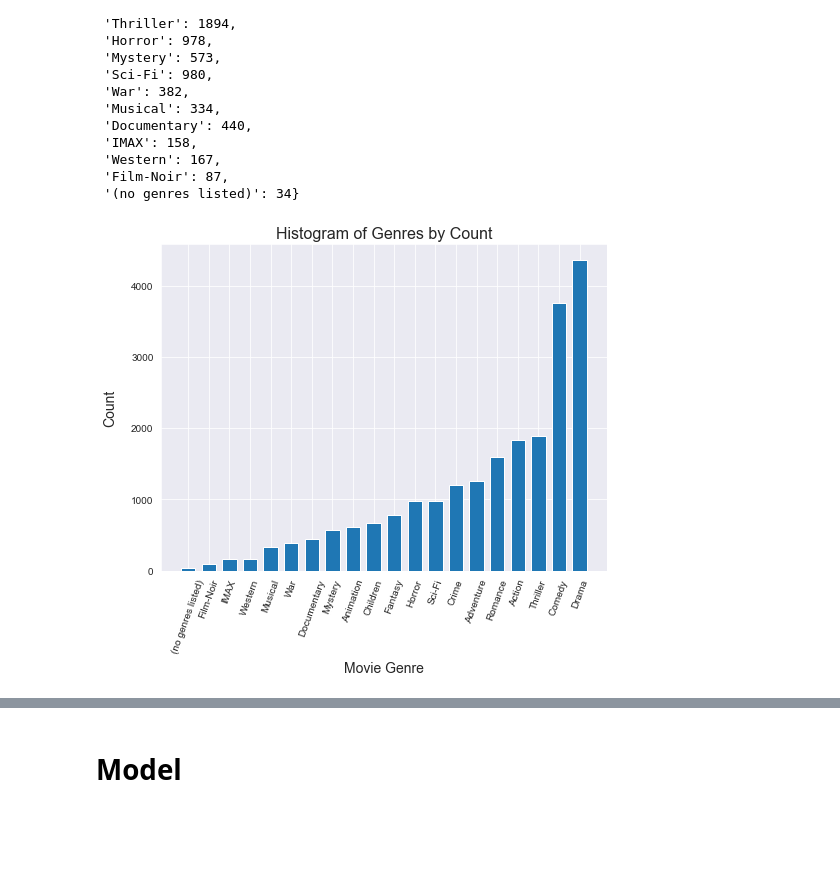
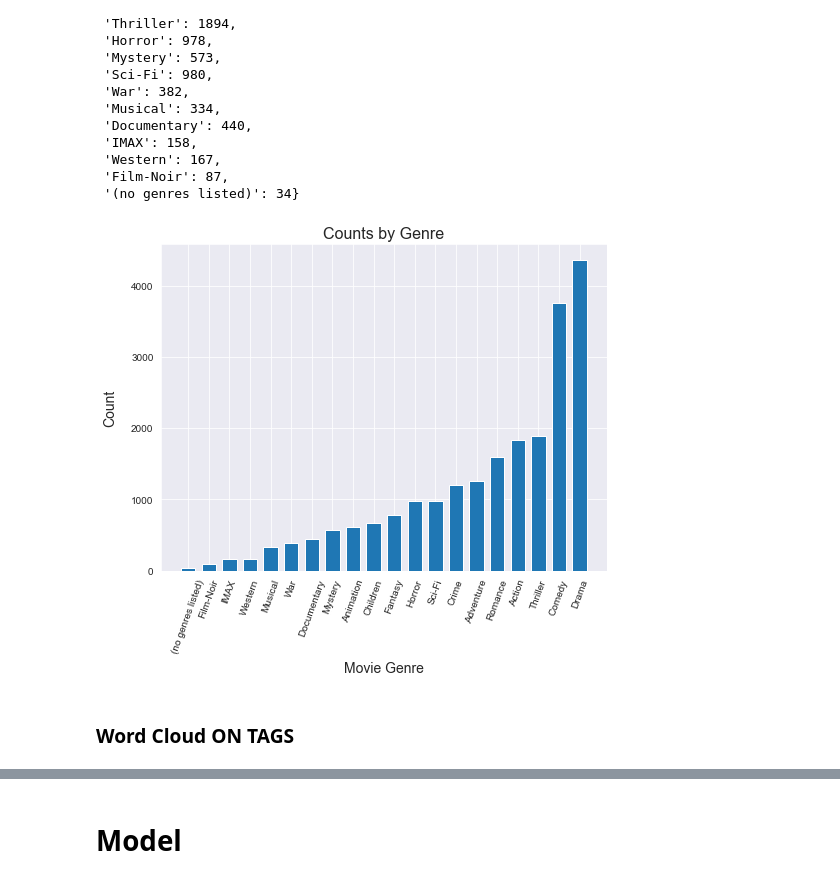
Before and after one commit to SunTzuLombardi/RecomendationProj, a Jupyter notebook: RecSys_notebook.ipynb, the cells around one changed output, grey strips where cells are left out. Saved outputs shown, nothing was run; the diff lists cells and outputs as text; code cells hidden in the pictures; blank space fills up the shorter version.

```diff
--- a/RecSys_notebook.ipynb
+++ b/RecSys_notebook.ipynb
@@ -185,9 +187,9 @@ sortedcount=dict(sorted(count.items(), key=lambda item: item[1]))
 # %%
 plt.figure(figsize=(8, 6))
 plt.bar(list(sortedcount.keys()),list(sortedcount.values()), width=.7, )
 plt.ylabel("Count", labelpad=14, fontsize=14)
 plt.xlabel("Movie Genre", labelpad=7, fontsize=14)
-plt.title("Histogram of Genres by Count", fontsize=16);
+plt.title("Counts by Genre", fontsize=16);
 plt.xticks(rotation=70);
 # %% [output]
-[figure, old version]
+[figure, new version]
@@ -195,0 +196,2 @@ TO DO ... How Many movies has either has comedy or Drama in genre?
+# %% [markdown]
+### Word Cloud ON TAGS
```
Also changed, not shown: parts of 61 cells of this notebook, 14 other files.
